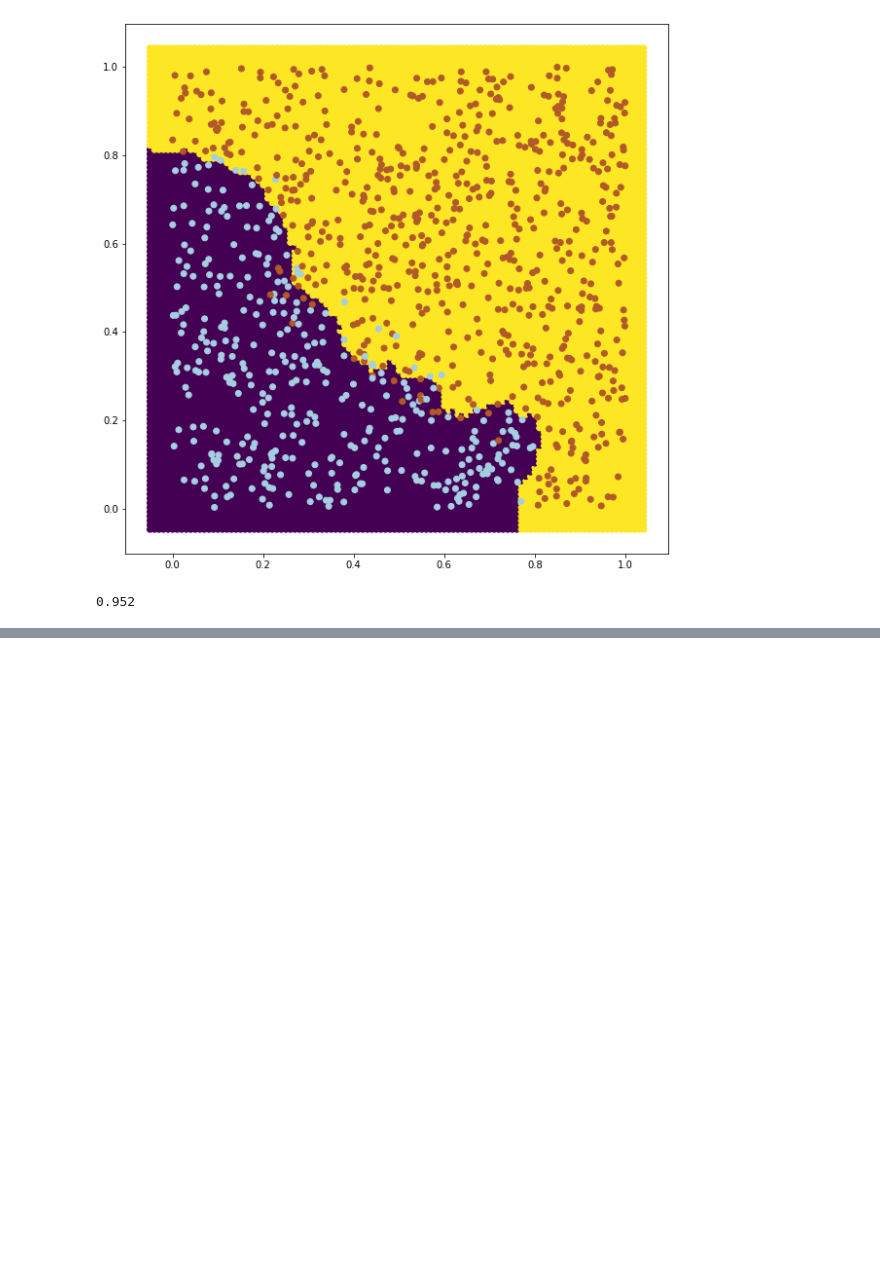
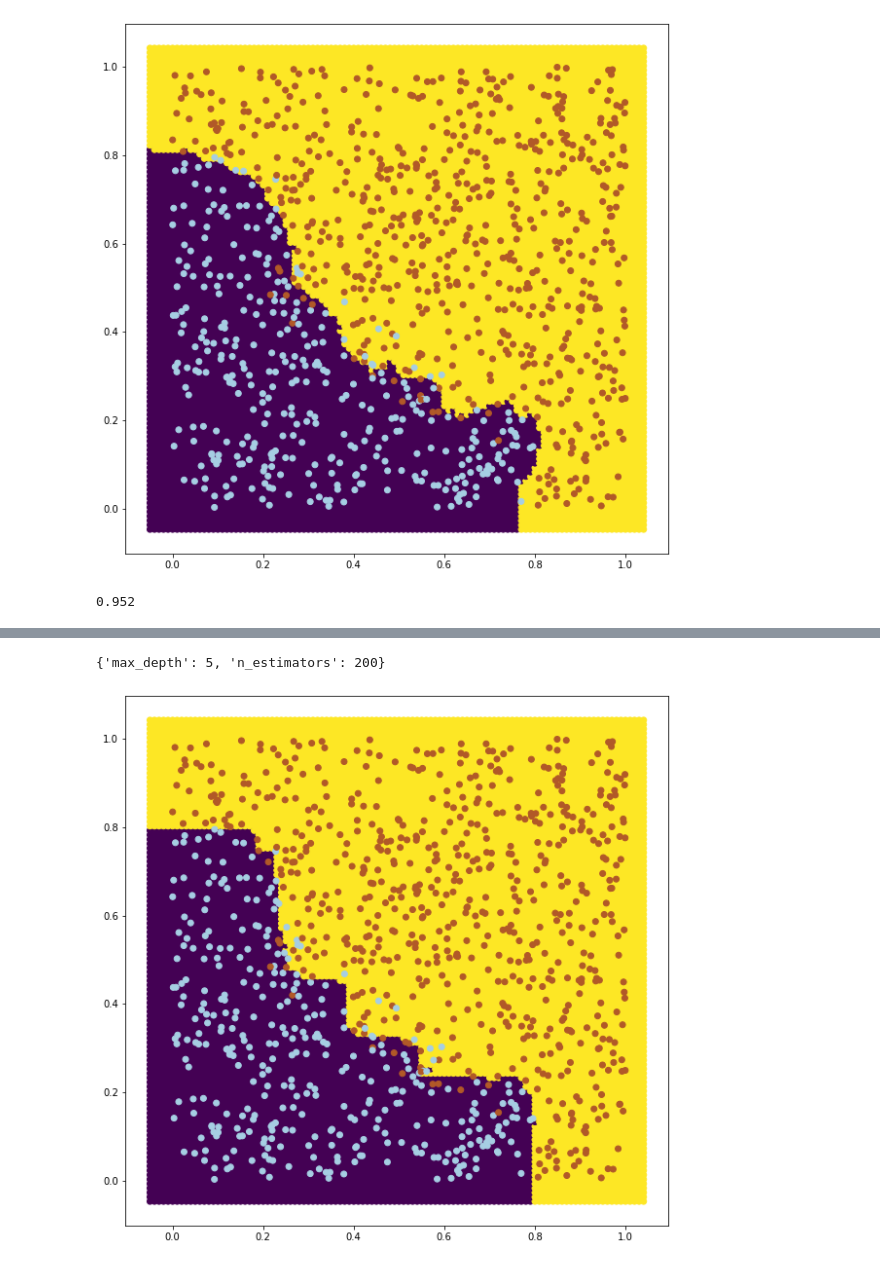
Before and after one commit to dan1dr/master_DS, a Jupyter notebook: 4.Machine_Learning/Car.ipynb, the cells around one changed output, grey strips where cells are left out. Drawn from its saved outputs; the diff is of its cells as text; code cells hidden in the pictures; blank space fills up the shorter version.

```diff
--- a/4.Machine_Learning/Car.ipynb
+++ b/4.Machine_Learning/Car.ipynb
@@ -127,0 +244,3 @@ cross_val_score(clf, X, y , scoring = 'accuracy').mean()
+# %%
+clfr = GridSearchCV(RandomForestClassifier(), param_grid = {'max_depth':np.arange(3,8), 'n_estimators':(50,100,200)})
+clfr.fit(X,y)
@@ -127,0 +265,8 @@ cross_val_score(clf, X, y , scoring = 'accuracy').mean()
+# %%
+clfr.best_params_
+# %% [output]
+{'max_depth': 5, 'n_estimators': 200}
+# %%
+draw(clfr, X.values, y.values, 0.01)
+# %% [output]
+[figure, added]
```
Also changed, not shown: parts of 21 cells of this notebook.
